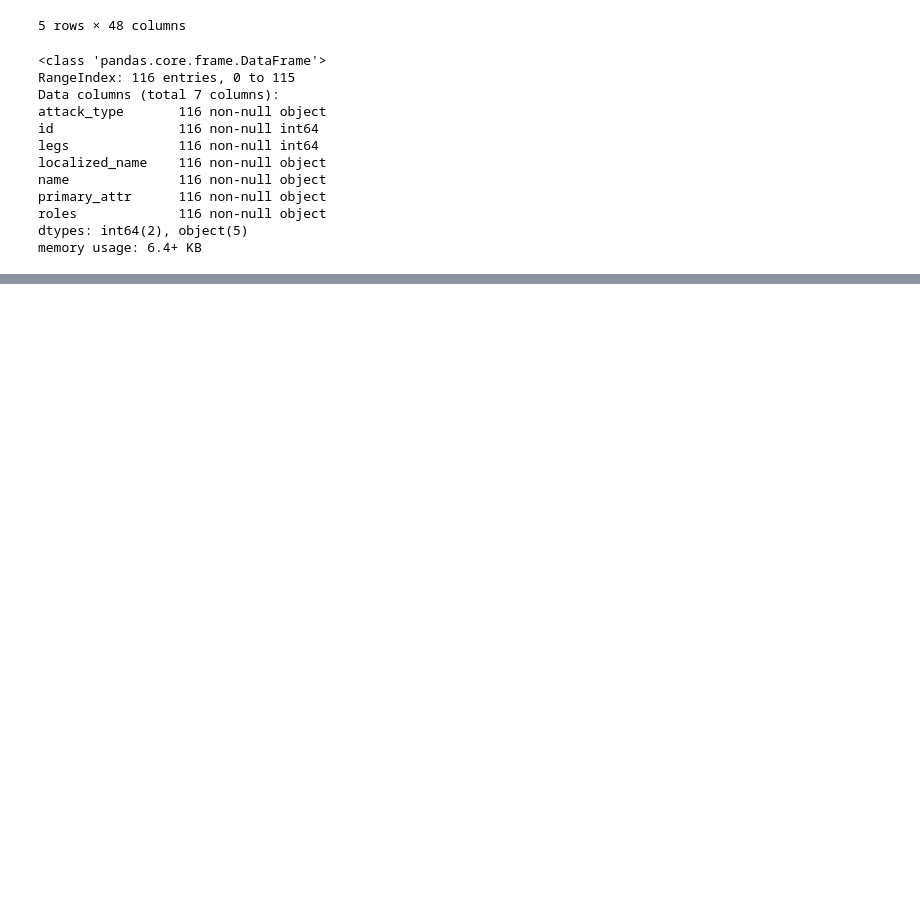
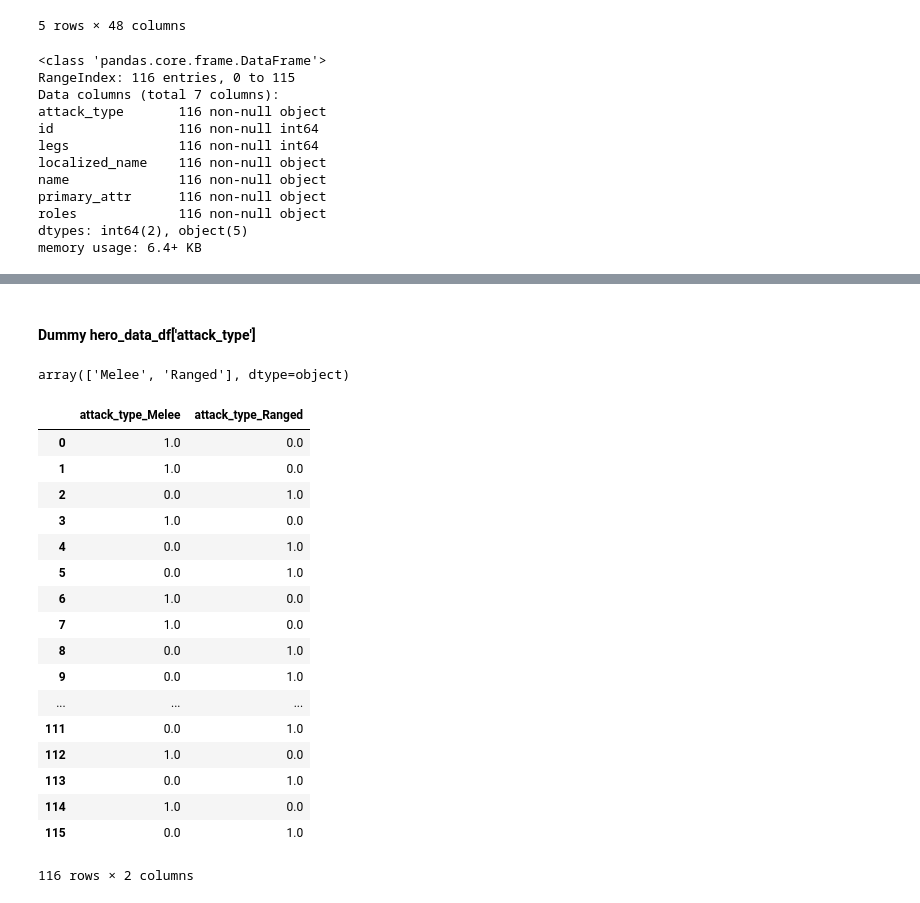
Before and after one commit to CowardlyBattleCat/DotaScience, a Jupyter notebook: DotaScience_EDA.ipynb, the cells around one changed output, grey strips where cells are left out. Cells and saved outputs as stored; diff of their text form; code cells hidden in the pictures; blank space fills up the shorter version.

```diff
--- a/DotaScience_EDA.ipynb
+++ b/DotaScience_EDA.ipynb
@@ -625,0 +639,33 @@ memory usage: 6.4+ KB
+# %% [markdown]
+#### Dummy hero_data_df['attack_type']
+# %%
+hero_data_df['attack_type'].unique()
+# %% [output]
+array(['Melee', 'Ranged'], dtype=object)
+# %%
+attack_type_dm = DummyMaker(prefix='attack_type')
+# %%
+attack_type_dm.fit(hero_data_df['attack_type'])
+# %%
+attack_type_df = attack_type_dm.transform(hero_data_df['attack_type'])
+# %%
+attack_type_df
+# %% [output]
+|  | attack_type_Melee | attack_type_Ranged |
+| 0 | 1.0 | 0.0 |
+| 1 | 1.0 | 0.0 |
+| 2 | 0.0 | 1.0 |
+| 3 | 1.0 | 0.0 |
+| 4 | 0.0 | 1.0 |
+| 5 | 0.0 | 1.0 |
+| 6 | 1.0 | 0.0 |
+| 7 | 1.0 | 0.0 |
+| 8 | 0.0 | 1.0 |
+| 9 | 0.0 | 1.0 |
+| ... | ... | ... |
+| 111 | 0.0 | 1.0 |
+| 112 | 1.0 | 0.0 |
+| 113 | 0.0 | 1.0 |
+| 114 | 1.0 | 0.0 |
+| 115 | 0.0 | 1.0 |
+116 rows × 2 columns
```
Also changed, not shown: parts of 20 cells of this notebook.
